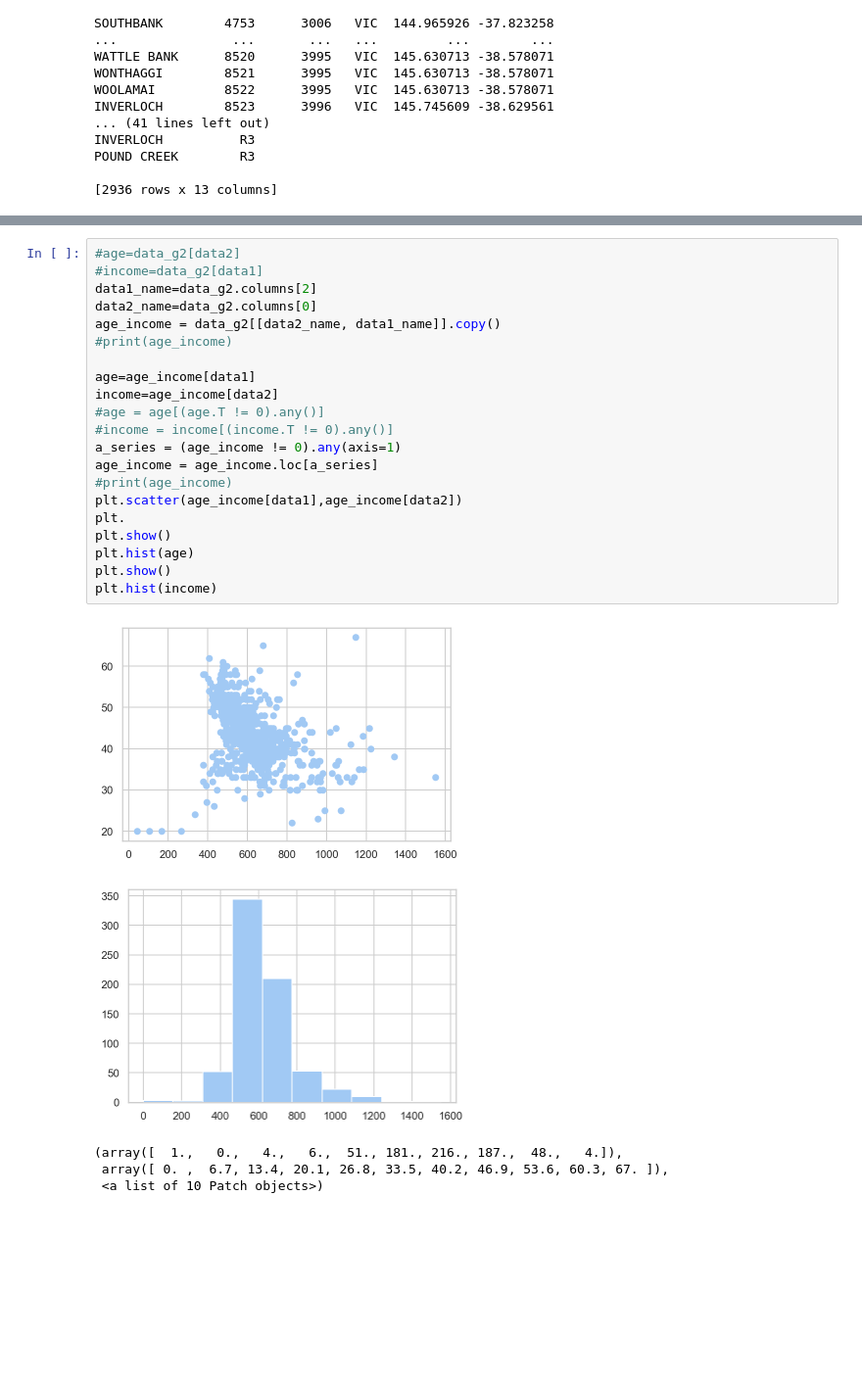
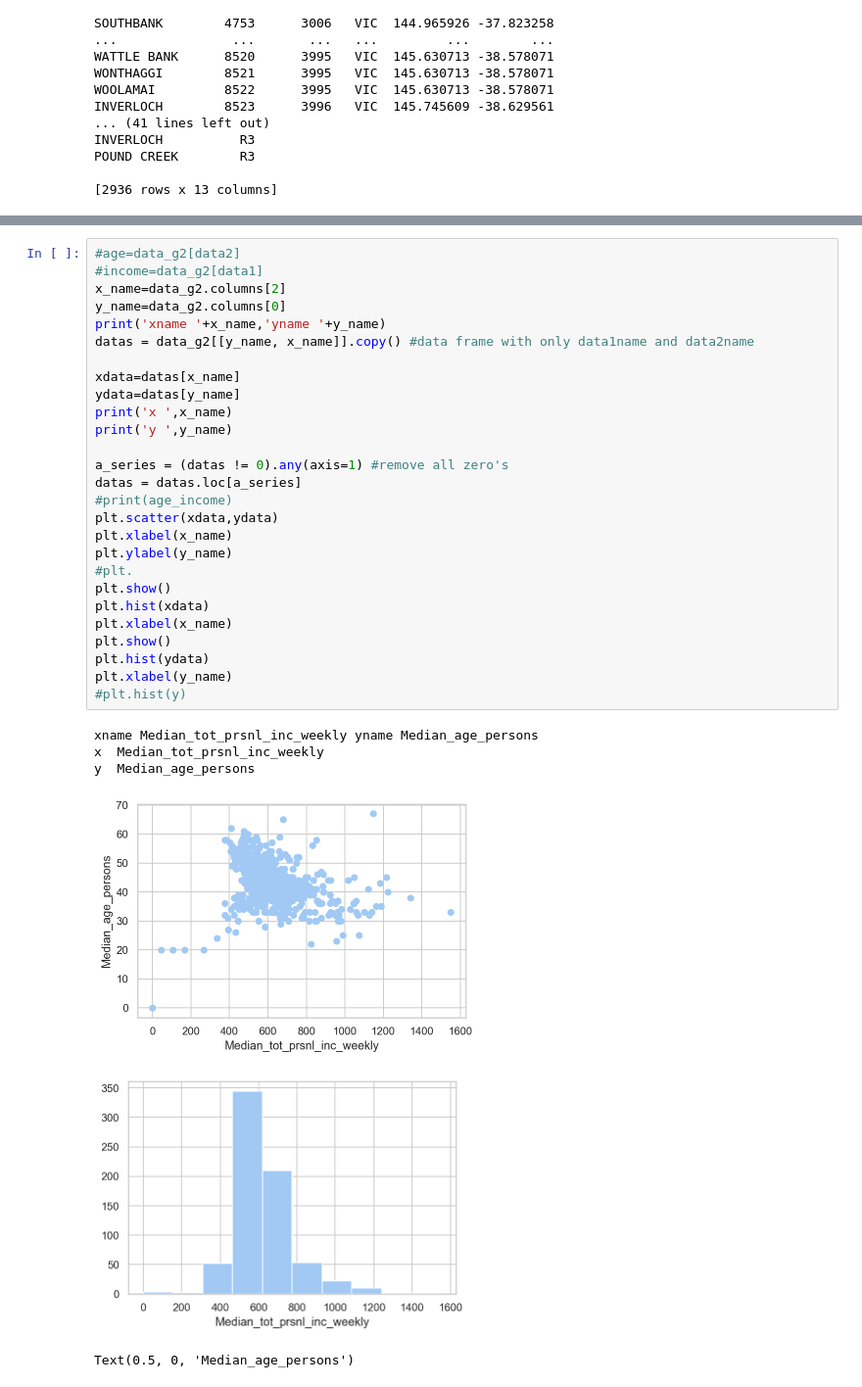
Before and after one commit to caleblau97/victoria_stats, a Jupyter notebook: vic_locality_polygon_shp/vic_suburbs.ipynb, the cells around one changed output, grey strips where cells are left out. Shown at 98% size. Saved outputs shown, nothing was run; the diff lists cells and outputs as text; blank space fills up the shorter version.

```diff
--- a/vic_locality_polygon_shp/vic_suburbs.ipynb
+++ b/vic_locality_polygon_shp/vic_suburbs.ipynb
@@ -268,27 +261,34 @@ Name: Median_age_persons, Length: 698, dtype: int64
 # %%
 #age=data_g2[data2]
 #income=data_g2[data1]
-data1_name=data_g2.columns[2]
-data2_name=data_g2.columns[0]
-age_income = data_g2[[data2_name, data1_name]].copy()
+x_name=data_g2.columns[2]
+y_name=data_g2.columns[0]
+print('xname '+x_name,'yname '+y_name)
+datas = data_g2[[y_name, x_name]].copy() #data frame with only data1name and data2name
+
+xdata=datas[x_name]
+ydata=datas[y_name]
+print('x ',x_name)
+print('y ',y_name)
+
+a_series = (datas != 0).any(axis=1) #remove all zero's
+datas = datas.loc[a_series]
 #print(age_income)
-
-age=age_income[data1]
-income=age_income[data2]
-#age = age[(age.T != 0).any()]
-#income = income[(income.T != 0).any()]
-a_series = (age_income != 0).any(axis=1)
-age_income = age_income.loc[a_series]
-#print(age_income)
-plt.scatter(age_income[data1],age_income[data2])
-plt.
+plt.scatter(xdata,ydata)
+plt.xlabel(x_name)
+plt.ylabel(y_name)
+#plt.
 plt.show()
-plt.hist(age)
+plt.hist(xdata)
+plt.xlabel(x_name)
 plt.show()
-plt.hist(income)
+plt.hist(ydata)
+plt.xlabel(y_name)
+#plt.hist(y)
 # %% [output]
+xname Median_tot_prsnl_inc_weekly yname Median_age_persons
+x  Median_tot_prsnl_inc_weekly
+y  Median_age_persons
-[figure, old version]
+[figure, new version]
-[figure, old version]
+[figure, new version]
-(array([  1.,   0.,   4.,   6.,  51., 181., 216., 187.,  48.,   4.]),
- array([ 0. ,  6.7, 13.4, 20.1, 26.8, 33.5, 40.2, 46.9, 53.6, 60.3, 67. ]),
- <a list of 10 Patch objects>)
+Text(0.5, 0, 'Median_age_persons')
```
Also changed, not shown: parts of 8 cells of this notebook.
